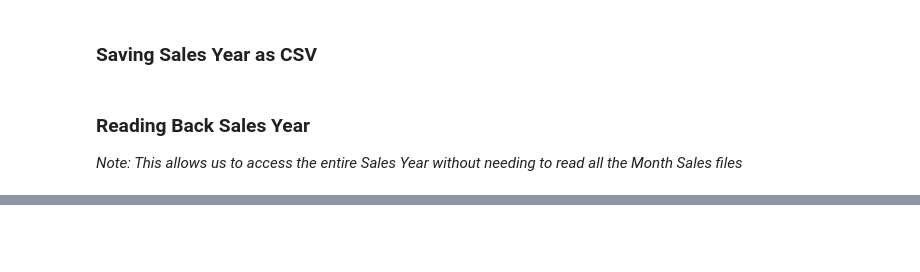
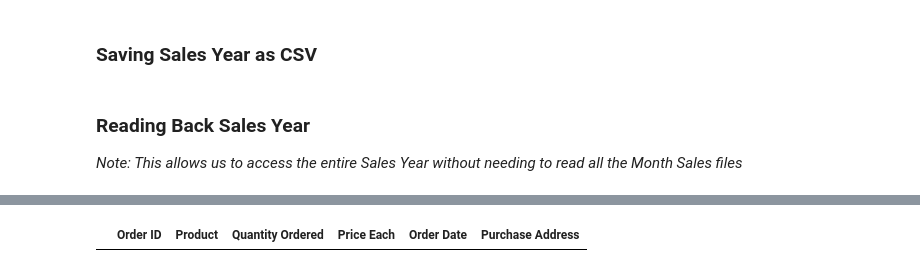
Before and after one commit to KeethSpindler/Pandas-Data-Science-Tasks, a Jupyter notebook: SalesAnalysis/SalesAnalysis/SalesAnalysis.ipynb, the cells around one changed output, grey strips where cells are left out. Cells and saved outputs as stored; diff of their text form; code cells hidden in the pictures; blank space fills up the shorter version.

```diff
--- a/SalesAnalysis/SalesAnalysis/SalesAnalysis.ipynb
+++ b/SalesAnalysis/SalesAnalysis/SalesAnalysis.ipynb
@@ -67,0 +120,4 @@ sales_year_df.tail()
+# %%
+df
+# %% [output]
+|  | Order ID | Product | Quantity Ordered | Price Each | Order Date | Purchase Address |
```
Also changed, not shown: parts of 15 cells of this notebook, 1 other file.
